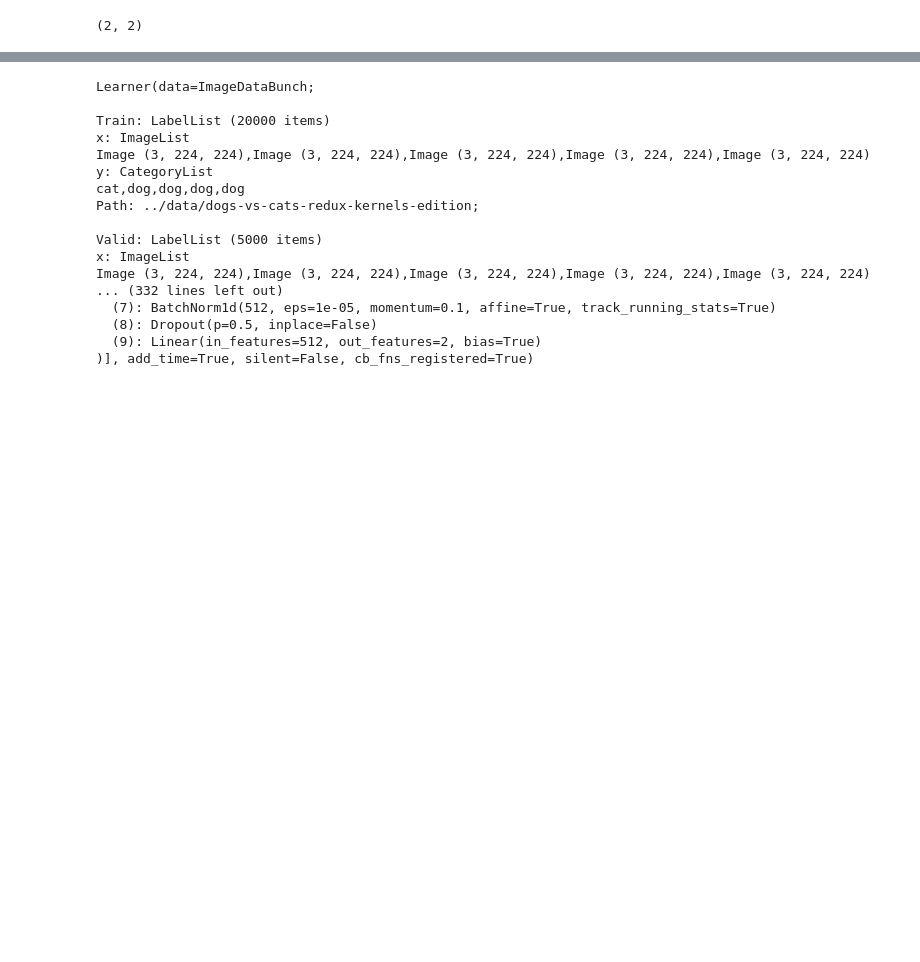
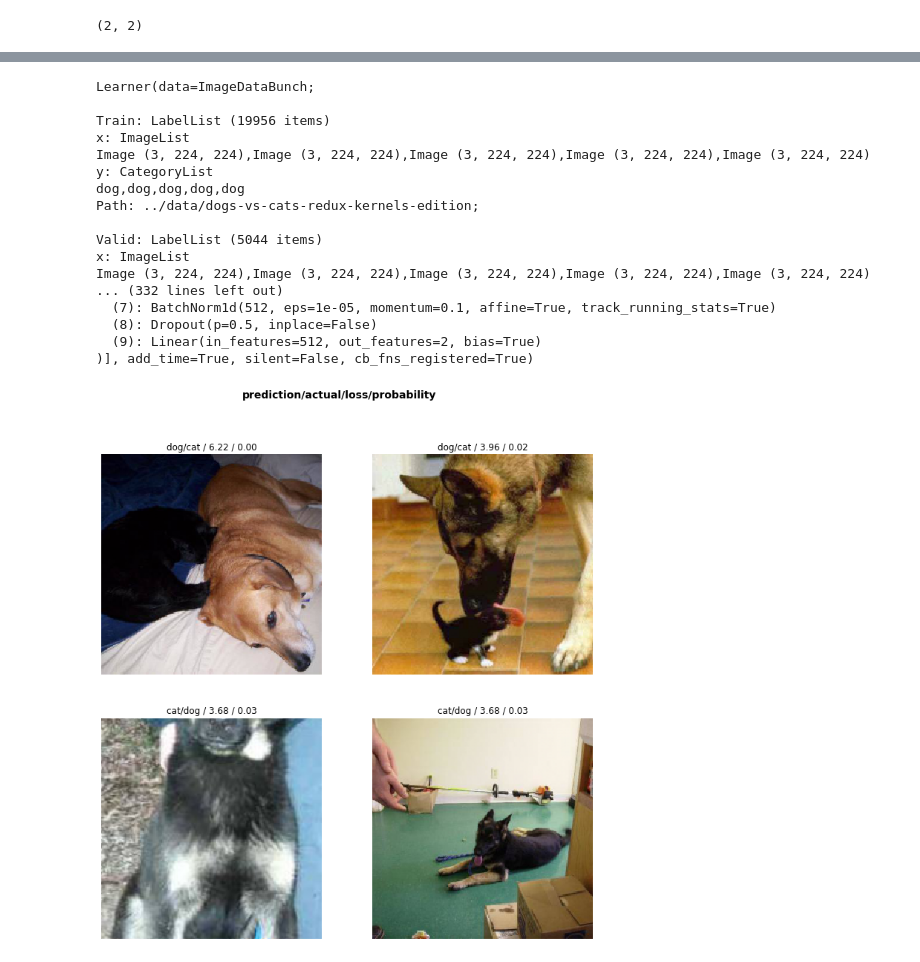
Before and after one commit to kaipak/fastai-notebooks, a Jupyter notebook: notebooks/lesson1-dogs-vs-cats-redux.ipynb, the cells around one changed output, grey strips where cells are left out. Saved outputs shown, nothing was run; the diff lists cells and outputs as text; code cells hidden in the pictures; blank space fills up the shorter version.

```diff
--- a/notebooks/lesson1-dogs-vs-cats-redux.ipynb
+++ b/notebooks/lesson1-dogs-vs-cats-redux.ipynb
@@ -112,16 +98,16 @@ learn.fit_one_cycle(3, max_lr=slice(1e-5, 1e-2))
 # %%
-learn.load('stage-1-50')
+learn.load('stage-1')
 # %% [output]
 Learner(data=ImageDataBunch;
 
-Train: LabelList (20000 items)
+Train: LabelList (19956 items)
 x: ImageList
 Image (3, 224, 224),Image (3, 224, 224),Image (3, 224, 224),Image (3, 224, 224),Image (3, 224, 224)
 y: CategoryList
-cat,dog,dog,dog,dog
+dog,dog,dog,dog,dog
 Path: ../data/dogs-vs-cats-redux-kernels-edition;
 
-Valid: LabelList (5000 items)
+Valid: LabelList (5044 items)
 x: ImageList
 Image (3, 224, 224),Image (3, 224, 224),Image (3, 224, 224),Image (3, 224, 224),Image (3, 224, 224)
 ... (332 lines left out)
@@ -131,6 +117,10 @@ Image (3, 224, 224),Image (3, 224, 224),Image (3, 224, 224),Image (3, 224, 224),
 )], add_time=True, silent=False, cb_fns_registered=True)
 # %%
 interp = ClassificationInterpretation.from_learner(learn)
+# %%
+interp.plot_top_losses(4)
+# %% [output]
+[figure, added]
 # %%
 interp.most_confused(min_val=2)
 # %% [output]
```
Also changed, not shown: parts of 34 cells of this notebook, 2 other files.
